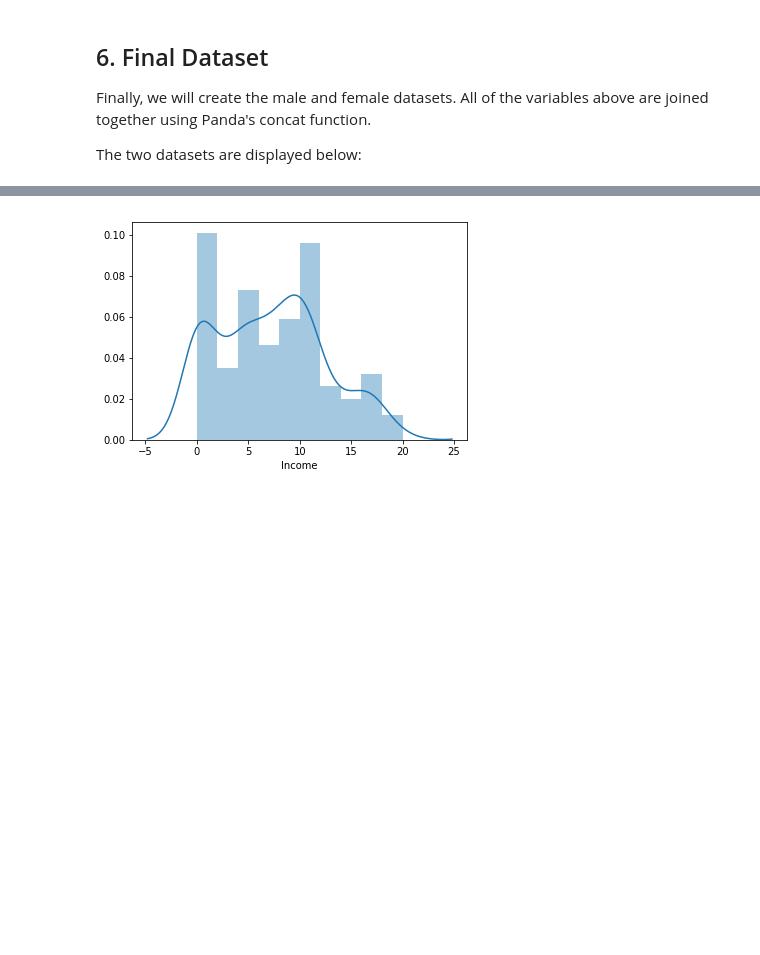
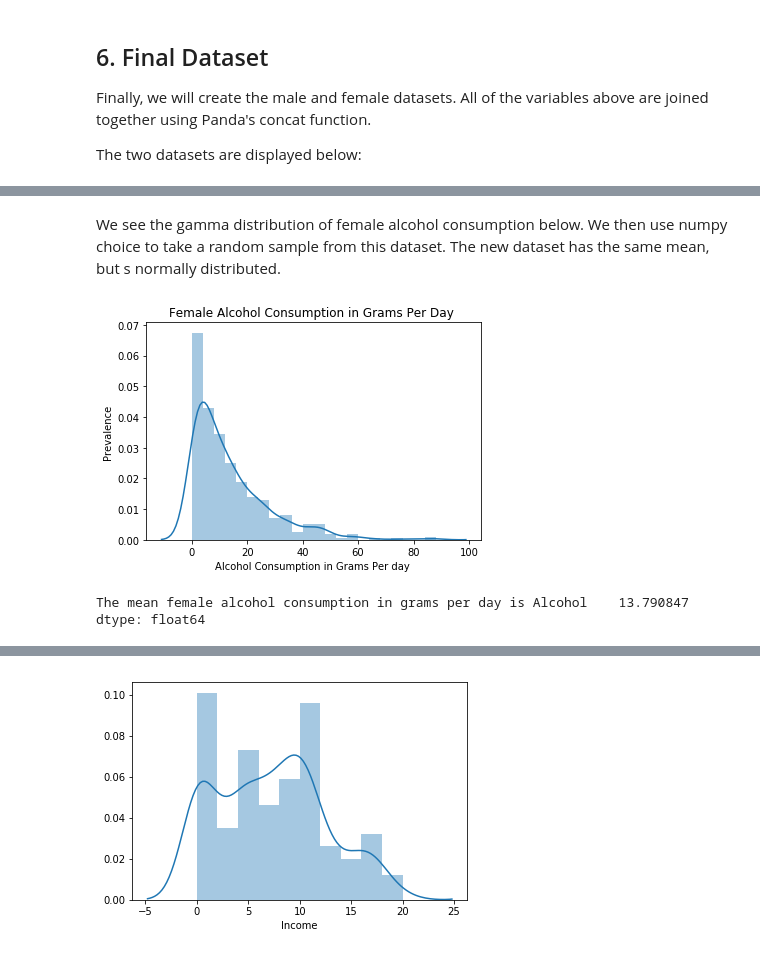
Before and after one commit to dermotkel/programming-project, a Jupyter notebook: Programming Project.ipynb, the cells around one changed output, grey strips where cells are left out. Saved outputs shown, nothing was run; the diff lists cells and outputs as text; code cells hidden in the pictures; blank space fills up the shorter version.

```diff
--- a/Programming Project.ipynb
+++ b/Programming Project.ipynb
@@ -406,0 +413,14 @@ female_combined.head()
+# %% [markdown]
+We see the gamma distribution of female alcohol consumption below. We then use numpy choice to take a random sample from this dataset. The new dataset has the same mean, but s normally distributed.
+# %%
+sns.distplot(falc)
+plt.title('Female Alcohol Consumption in Grams Per Day ')
+plt.xlabel('Alcohol Consumption in Grams Per day ')
+plt.ylabel('Prevalence')
+falc.mean()
+plt.show()
+print("The mean female alcohol consumption in grams per day is", np.mean(falc))
+# %% [output]
+[figure, added]
+The mean female alcohol consumption in grams per day is Alcohol    13.790847
+dtype: float64
```
Also changed, not shown: parts of 34 cells of this notebook.
